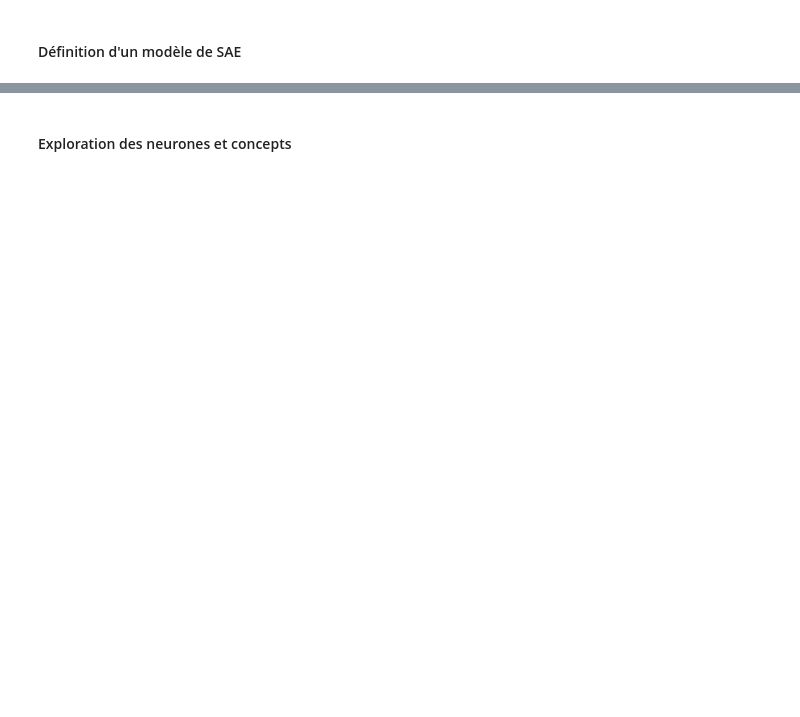
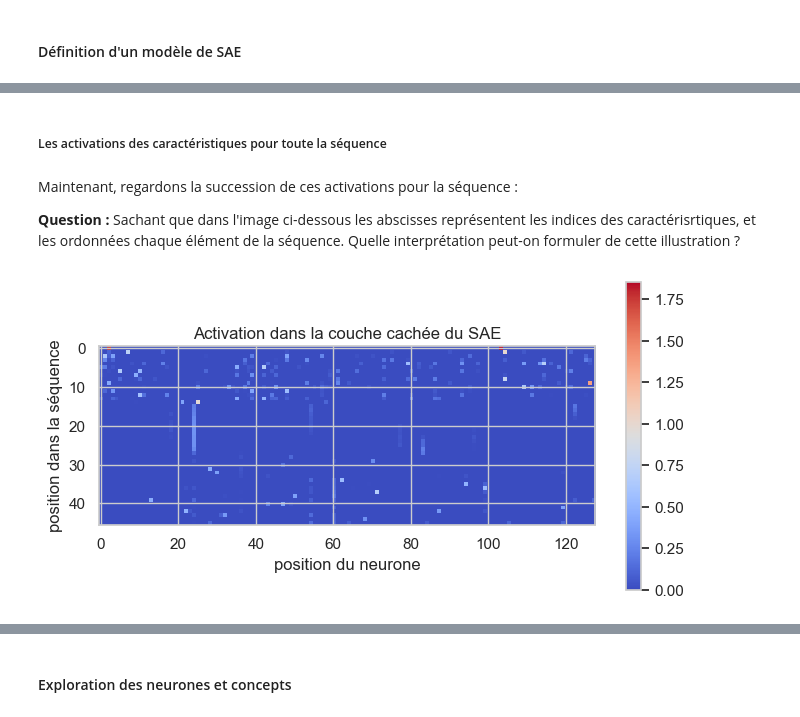
Before and after one commit to nicolasguillard/workshop_cs_202503, a Jupyter notebook: workshop_part_3__solution.ipynb, the cells around one changed output, grey strips where cells are left out. Drawn from its saved outputs; the diff is of its cells as text; code cells hidden in the pictures; blank space fills up the shorter version.

```diff
--- a/workshop_part_3__solution.ipynb
+++ b/workshop_part_3__solution.ipynb
@@ -370,0 +514,19 @@ reconstruction loss : 2.22
+# %%
+def load_sae(filename: str, act_size: int, num_features: int, device="cpu", verbose: bool = True) -> torch.Tensor:
+    """
+    Load weigths from a file and instanciate a SAE object
+    """
+    sae = AutoEncoder(act_size=act_size, num_features=num_features, l1_coeff=3e-4)
+    sae.load_state_dict(
+        torch.load(filename, map_location=torch.device('cpu'), weights_only=True)
+        )
+    if verbose:
+        print(sae)
+    return sae.to(device)
+# %%
+if do_load_sae:
+    sea_weights = "./weights/sae_model_32__4_heads__1_layers.pth" # A modifier selon le contexte
+    #sea_weights = "./weights/solutions/sae_model_32__4_heads__1_layers.pt" # A décommenter selon le contexte
+    act_size = config.d_model
+    num_features = 4 * config.d_model
+    sae = load_sae(sea_weights, act_size=act_size, num_features=num_features, device=device)
@@ -370,0 +803,18 @@ reconstruction loss : 2.22
+# %% [markdown]
+##### Les activations des caractéristiques pour toute la séquence
+# %% [markdown]
+Maintenant, regardons la succession de ces activations pour la séquence :
+
+**Question :**
+Sachant que dans l'image ci-dessous les abscisses représentent les indices des caractérisrtiques, et les ordonnées chaque élément de la séquence. Quelle interprétation peut-on formuler de cette illustration ?
+# %%
+fig, axes = plt.subplots(1, 1, figsize=(8, 4))
+
+im1 = axes.imshow(features, cmap="coolwarm")
+plt.xlabel("position du neurone")
+plt.ylabel("position dans la séquence")
+plt.title("Activation dans la couche cachée du SAE")
+fig.colorbar(im1, ax=axes)
+plt.show()
+# %% [output]
+[figure, added]
```
Also changed, not shown: parts of 129 cells of this notebook, 17 other files.
